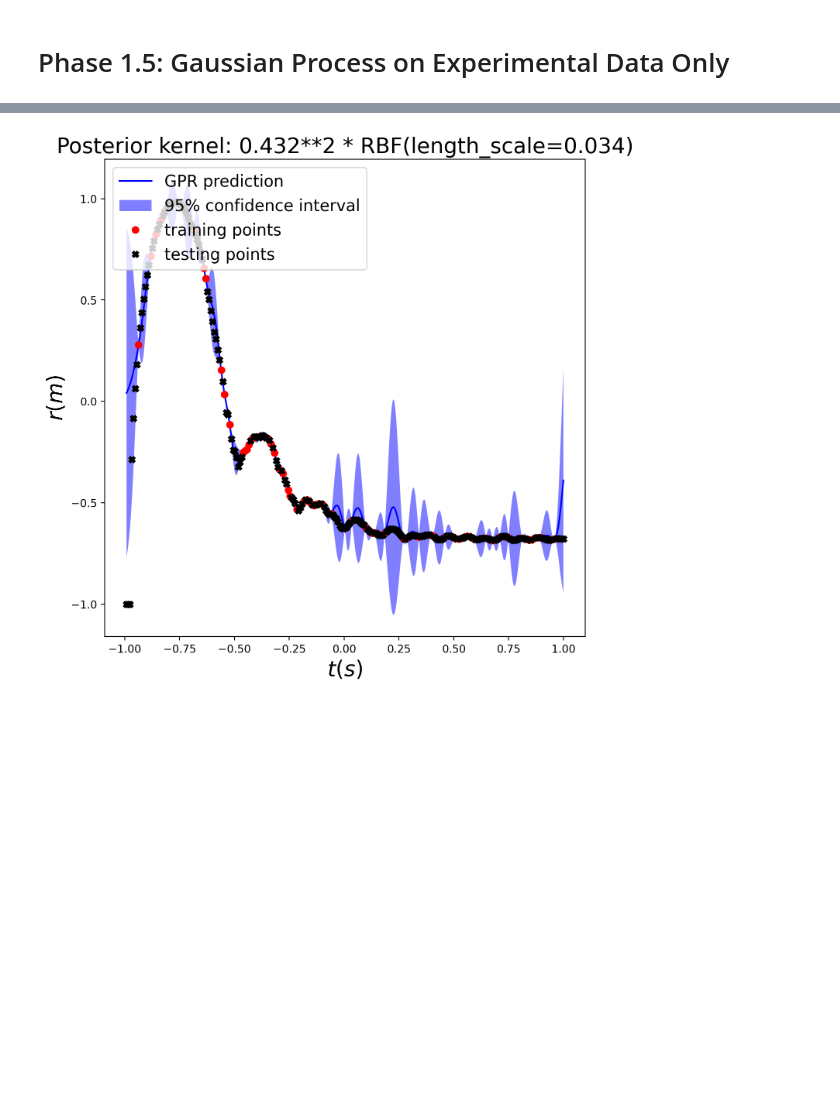
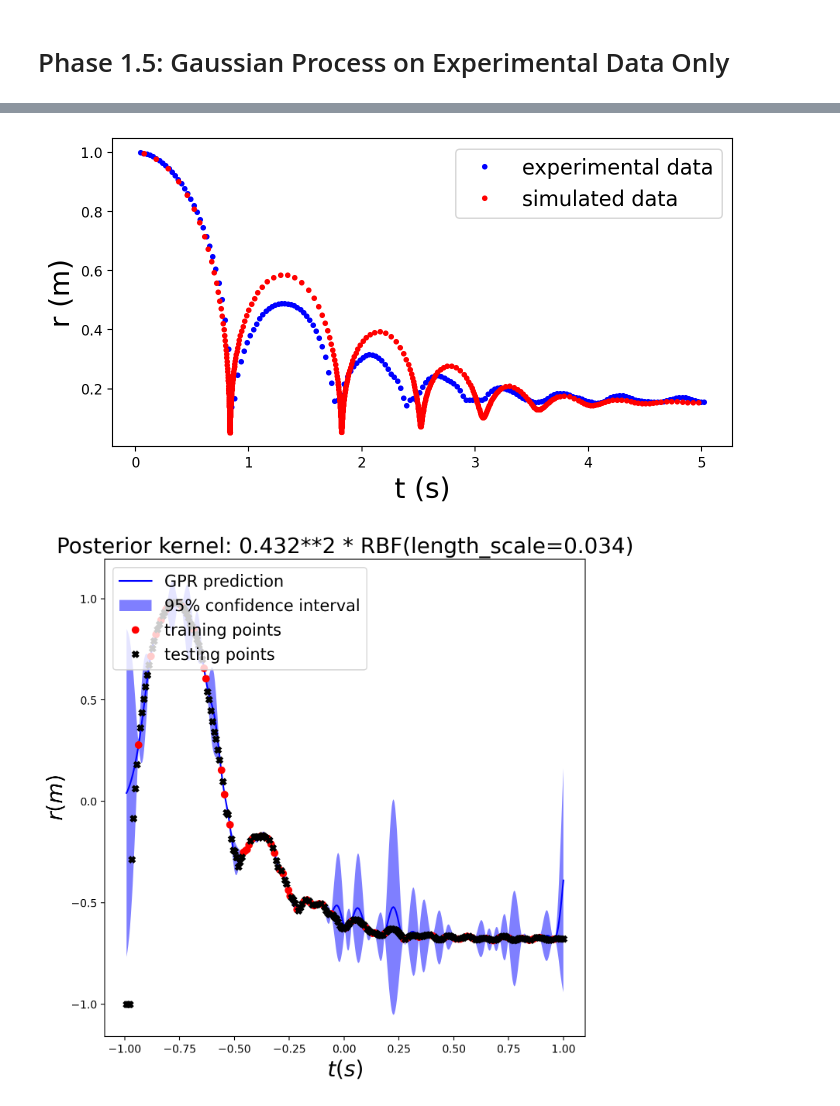
Before and after one commit to InertialMicrocavitationRheometry/IMRv2, a Jupyter notebook: analysis/3dasm_Project_multifidelity.ipynb, the cells around one changed output, grey strips where cells are left out. Cells and saved outputs as stored; diff of their text form; code cells hidden in the pictures; blank space fills up the shorter version.

```diff
--- a/analysis/3dasm_Project_multifidelity.ipynb
+++ b/analysis/3dasm_Project_multifidelity.ipynb
@@ -207,3 +200,19 @@ plt.show(fig_exp_data)
+# %%
+
+fig_data, ax_data = plt.subplots() # create a plot
+ax_data.plot(Data_t_exp, Data_R_exp, 'b.',label="experimental data")
+ax_data.plot(Data_x_sim, Data_y_sim, 'r.',label="simulated data")
+
+ax_data.set_xlabel("t (s)", fontsize=20) # create x-axis label with font size 20
+
+ax_data.set_ylabel("r (m)", fontsize=20) # create y-axis label with font size 20
+
+#handles, labels = ax_data.get_legend_handles_labels()
+#ax_data.legend(handles, labels)
+ax_data.legend(loc='upper right', fontsize=15)
+plt.show(fig_data)
+# %% [output]
+[figure, added]
 # %%
 n_data = len(Data_t_exp) # number of points in our dataset
 testset_ratio = 0.75 # ratio of test set points from the dataset
```
Also changed, not shown: parts of 6 cells of this notebook, 2 other files.
